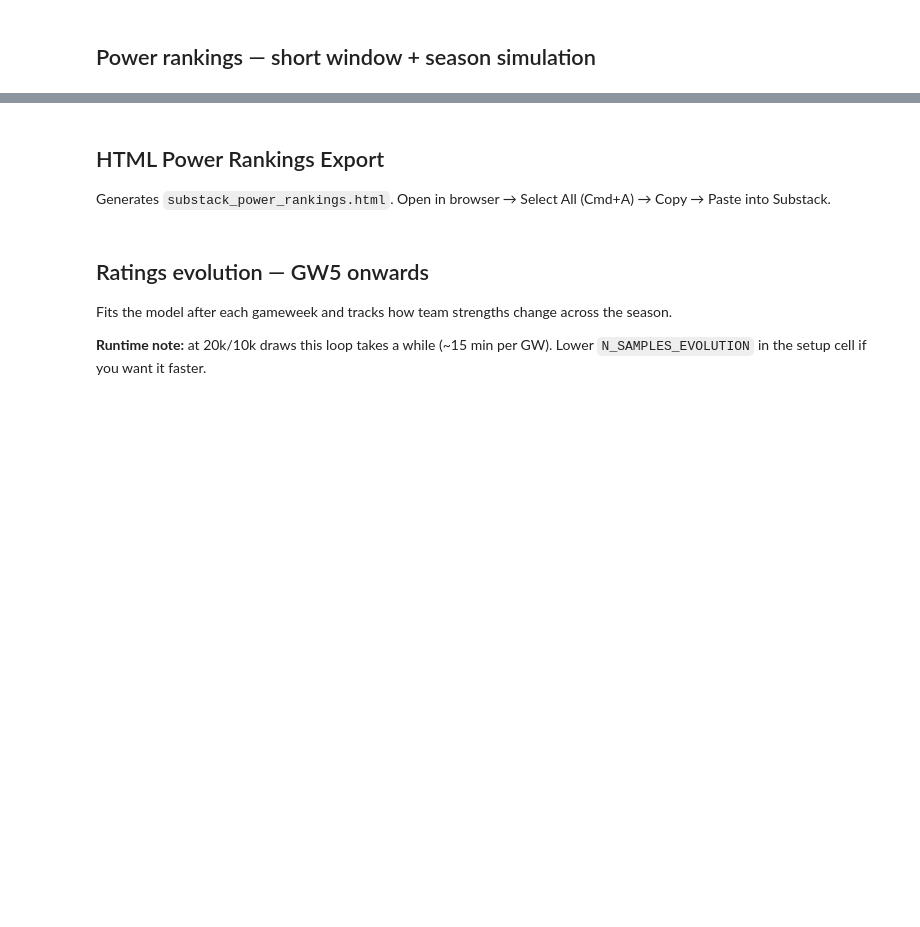
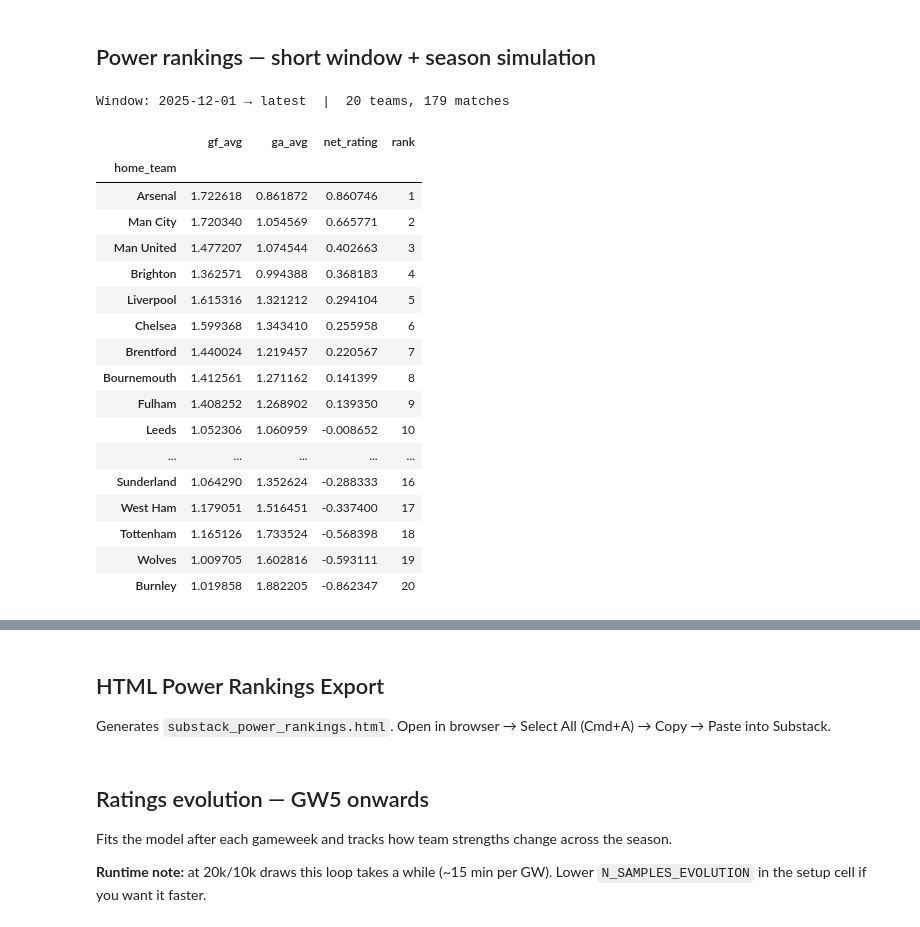
Before and after one commit to louis-porter/algobetting, a Jupyter notebook: algo/models/team_strength/non_penalty_bayes/premier_league/outputs.ipynb, the cells around one changed output, grey strips where cells are left out. Drawn from its saved outputs; the diff is of its cells as text; code cells hidden in the pictures; blank space fills up the shorter version.

```diff
--- a/algo/models/team_strength/non_penalty_bayes/premier_league/outputs.ipynb
+++ b/algo/models/team_strength/non_penalty_bayes/premier_league/outputs.ipynb
@@ -280,16 +251,37 @@ plt.show()
 # %% [markdown]
 ## Power rankings — short window + season simulation
 # %%
-# Adjust WINDOW_START each week
+# ── Power rankings — short window form ratings ───────────────────────────────
 WINDOW_START = '2025-12-01'
 
 pr_df, pr_map, pr_n = load_and_process_data(
     db_path=DB_PATH, league=LEAGUE, season=SEASON, start=WINDOW_START,
     decay_rate=0.025, goals_weight=GOALS_WEIGHT,
     xg_weight=XG_WEIGHT, psxg_weight=PSXG_WEIGHT, epv_weight=EPV_WEIGHT,
 )
 print(f'Window: {WINDOW_START} → latest  |  {pr_n} teams, {pr_df["match_id"].nunique()} matches')
 
-_, pr_trace = build_and_sample_model(pr_df, pr_n, trace=N_SAMPLES, tune=N_TUNE, team_mapping=pr_map)
-print('Done.')
+pr_form = form_net_rating(pr_df)
+pr_form['rank'] = range(1, len(pr_form) + 1)
+pr_form
+# %% [output]
+Window: 2025-12-01 → latest  |  20 teams, 179 matches
+|  | gf_avg | ga_avg | net_rating | rank |
+| home_team |  |  |  |  |
+| Arsenal | 1.722618 | 0.861872 | 0.860746 | 1 |
+| Man City | 1.720340 | 1.054569 | 0.665771 | 2 |
+| Man United | 1.477207 | 1.074544 | 0.402663 | 3 |
+| Brighton | 1.362571 | 0.994388 | 0.368183 | 4 |
+| Liverpool | 1.615316 | 1.321212 | 0.294104 | 5 |
+| Chelsea | 1.599368 | 1.343410 | 0.255958 | 6 |
+| Brentford | 1.440024 | 1.219457 | 0.220567 | 7 |
+| Bournemouth | 1.412561 | 1.271162 | 0.141399 | 8 |
+| Fulham | 1.408252 | 1.268902 | 0.139350 | 9 |
+| Leeds | 1.052306 | 1.060959 | -0.008652 | 10 |
+| ... | ... | ... | ... | ... |
+| Sunderland | 1.064290 | 1.352624 | -0.288333 | 16 |
+| West Ham | 1.179051 | 1.516451 | -0.337400 | 17 |
+| Tottenham | 1.165126 | 1.733524 | -0.568398 | 18 |
+| Wolves | 1.009705 | 1.602816 | -0.593111 | 19 |
+| Burnley | 1.019858 | 1.882205 | -0.862347 | 20 |
 # %%
```
Also changed, not shown: parts of 11 cells of this notebook, 10 other files.
